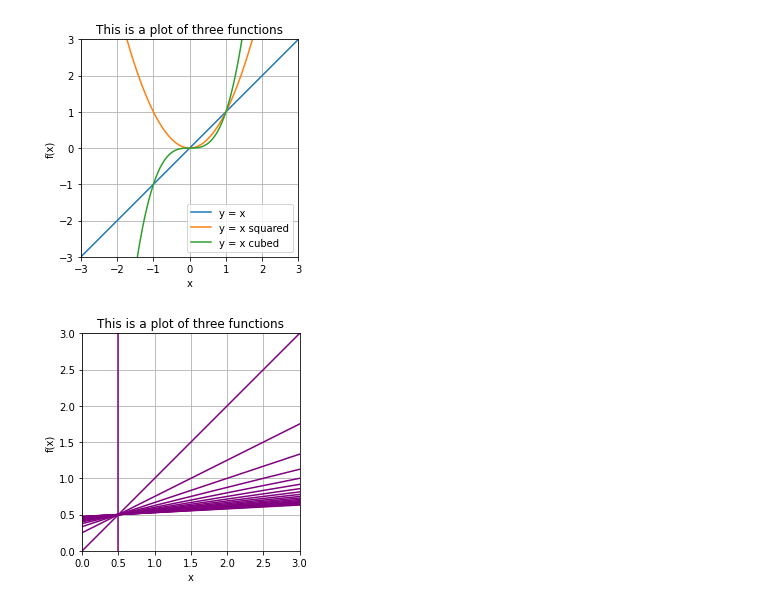
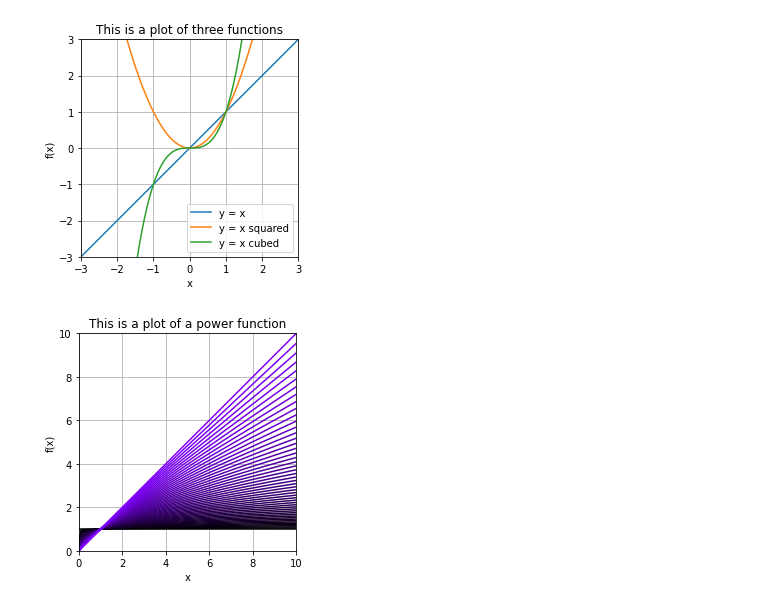
Before and after one commit to AndrewMichael2020/SolvingMathProblems, a Jupyter notebook: VizPythonReview.ipynb, the cells around one changed output. Drawn from its saved outputs; the diff is of its cells as text; code cells hidden in the pictures.

```diff
--- a/VizPythonReview.ipynb
+++ b/VizPythonReview.ipynb
@@ -201,26 +201,28 @@ ax.grid()
 # %%
 import matplotlib.pyplot as plt
 from importlib import reload
 plt=reload(plt)
 
 # Doing same things with subplots instead of plt.
 
+x = np.linspace (0, 10, 100)
+
 fig, ax = plt.subplots()
-for i in range (20) :
-  ax.plot(0.5+x*i, 0.5+ x, color = 'purple')
+for i in np.linspace (0, 1, 50):
+  ax.plot(x, x**i, color = [i/2, 0, i]) ## [i, i, i ] gives grey.
 
 # ax.legend(['y = x',  'y = x squared', 'y = x cubed'])
 ax.set_xlabel('x')
 ax.set_ylabel ('f(x)')
-ax.set_title ('This is a plot of three functions')
+ax.set_title ('This is a plot of a power function')
 ax.set_xlim(0, x[-1]) # extens lines to limits of the box to show that
         #function is contiguos
 ax.set_ylim (0, x[-1]) # better to hardcode to -10, 10
 # plt.axis('square')
 # plt.gca().set_aspect('auto')
 # plt.gca().set_aspect('equal')
 # plt.gca().set_aspect(0.9)
 ax.set_aspect (1/ ax.get_data_ratio())
 ax.grid()
 # %% [output]
-[figure, old version]
+[figure, new version]
```
